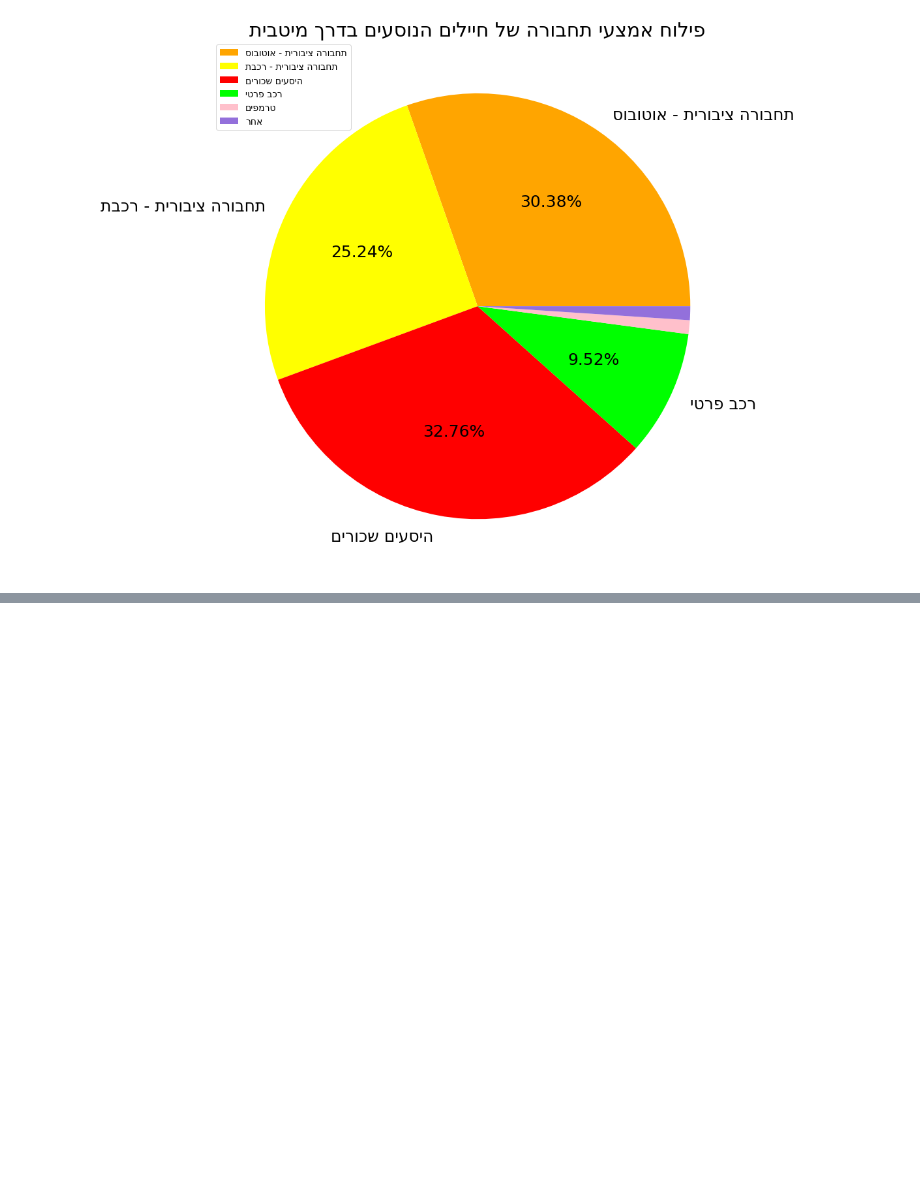
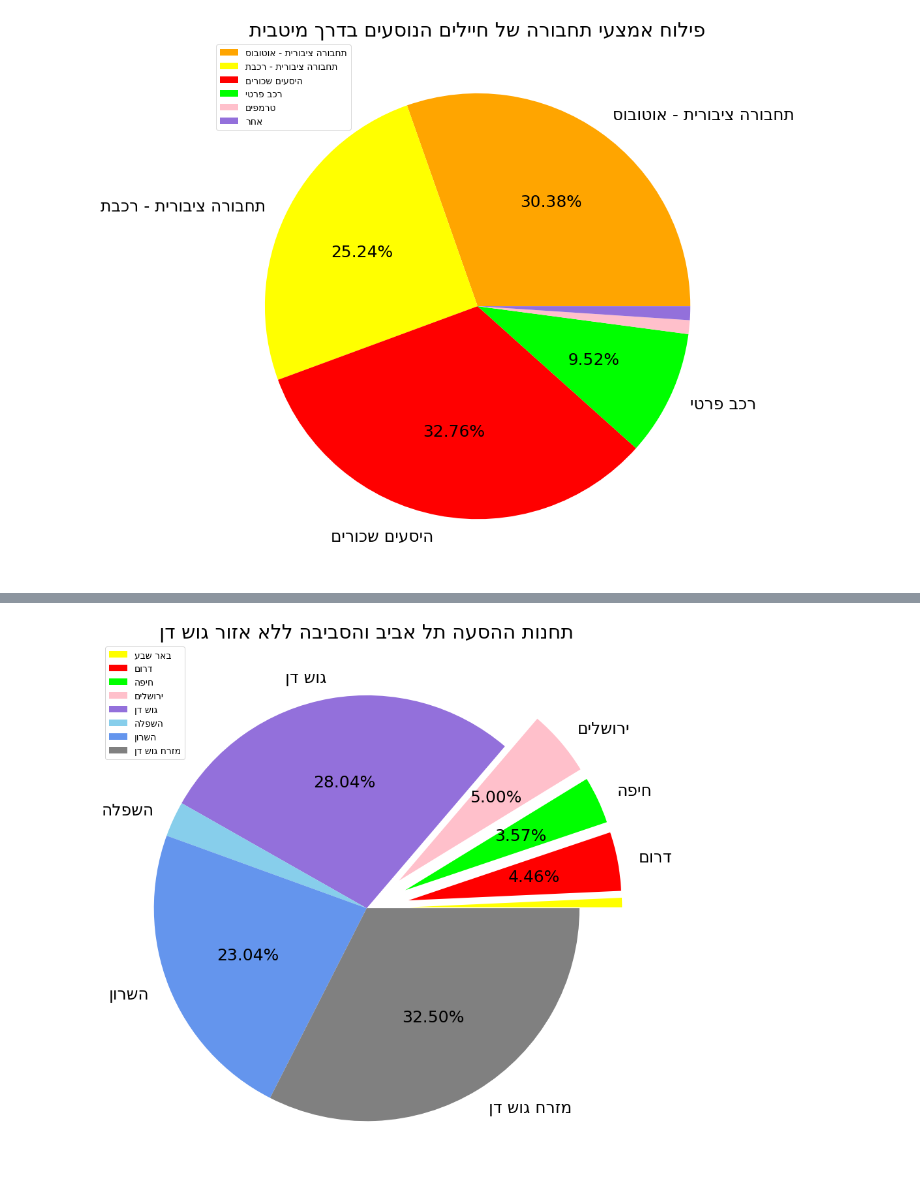
Before and after one commit to rabi320/Data-Analysis-IDF-Transportation, a Jupyter notebook: 261221.ipynb, the cells around one changed output, grey strips where cells are left out. Saved outputs shown, nothing was run; the diff lists cells and outputs as text; code cells hidden in the pictures; blank space fills up the shorter version.

```diff
--- a/261221.ipynb
+++ b/261221.ipynb
@@ -60,0 +86,18 @@ plt.show()
+# %%
+labels = ["באר שבע","דרום","חיפה","ירושלים","גוש דן","השפלה","השרון","מזרח גוש דן"]
+sizes = [4,25,20,28,157,15,129,182]
+
+labels= [label[::-1] for label in labels]
+label_dict = dict(zip(labels,np.array(sizes)/sum(sizes)))
+
+colors = dict(zip(labels,my_colors[1:9]))
+plt.figure(figsize  = (15,15))
+plt.pie(sizes, labels = [label if label_dict[label]>0.015  else "" for label in labels],colors = [colors[p] for p in labels],explode = [0.2]*4 + [0]*4,autopct=lambda p: '{:.2f}%'.format(round(p,2)) if p > 3 else '',textprops={'fontsize': 25})
+title_text = 'תחנות ההסעה תל אביב והסביבה ללא אזור גוש דן'
+plt.title(title_text[::-1], size=  30)
+#plt.xticks(rotation = 90,size = 16)
+plt.yticks(size = 14)
+plt.legend(labels,loc = 'upper left',fontsize = 14)
+plt.show()
+# %% [output]
+[figure, added]
```
Also changed, not shown: parts of 3 cells of this notebook.
